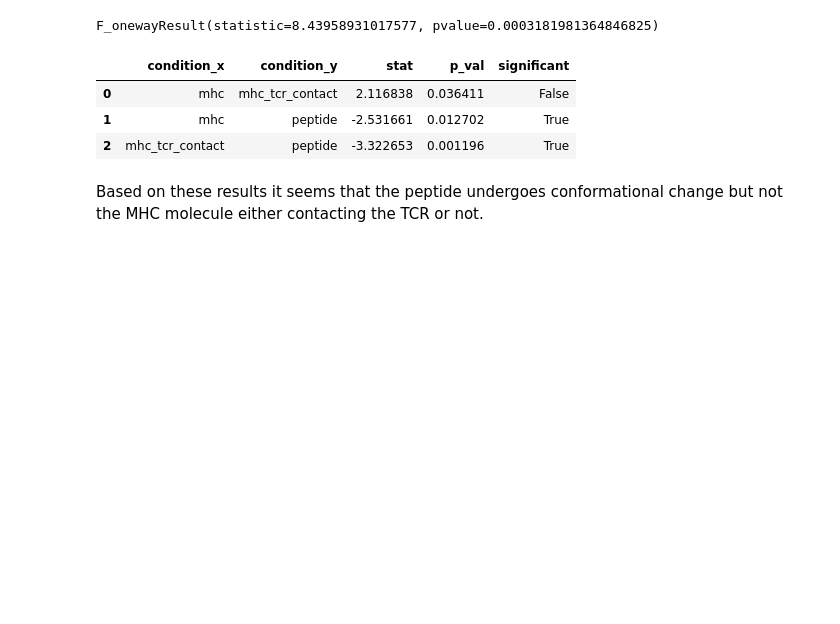
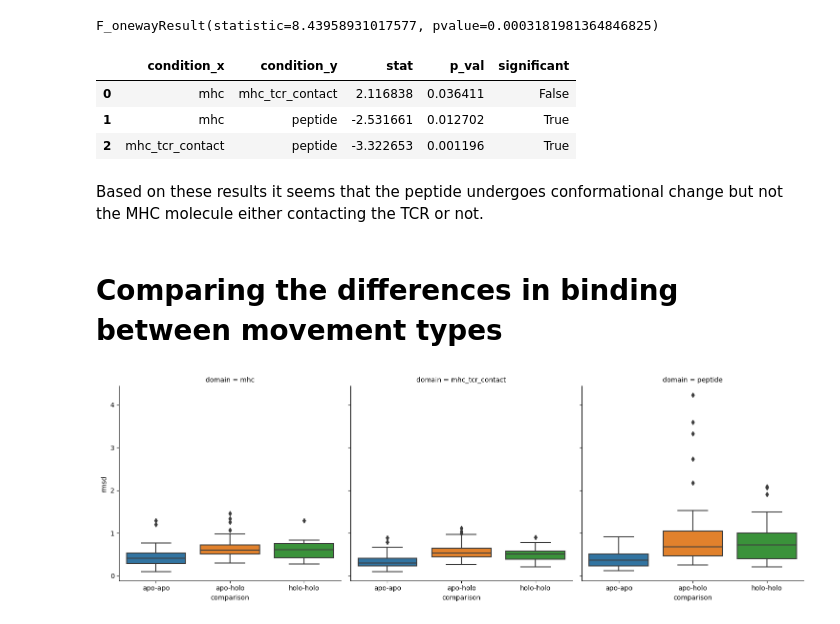
Before and after one commit to benjiemc/tcr-pmhc-interface-analysis, a Jupyter notebook: notebooks/pMHC_movement_between_apo_and_holo_conformations.ipynb, the cells around one changed output. Saved outputs shown, nothing was run; the diff lists cells and outputs as text; code cells hidden in the pictures; blank space fills up the shorter version.

```diff
--- a/notebooks/pMHC_movement_between_apo_and_holo_conformations.ipynb
+++ b/notebooks/pMHC_movement_between_apo_and_holo_conformations.ipynb
@@ -164,3 +256,14 @@ ad_hoc_results
 | 2 | mhc_tcr_contact | peptide | -3.322653 | 0.001196 | True |
 # %% [markdown]
 Based on these results it seems that the peptide undergoes conformational change but not the MHC molecule either contacting the TCR or not.
+# %% [markdown]
+# Comparing the differences in binding between movement types
+# %%
+sns.catplot(results,
+            x='comparison', y='rmsd',
+            col='domain',
+            kind='box')
+
+plt.savefig('../report/figures/pmhc_domain_movement_comparison.svg')
+# %% [output]
+[figure, added]
```
Also changed, not shown: parts of 21 cells of this notebook, 5 other files.
